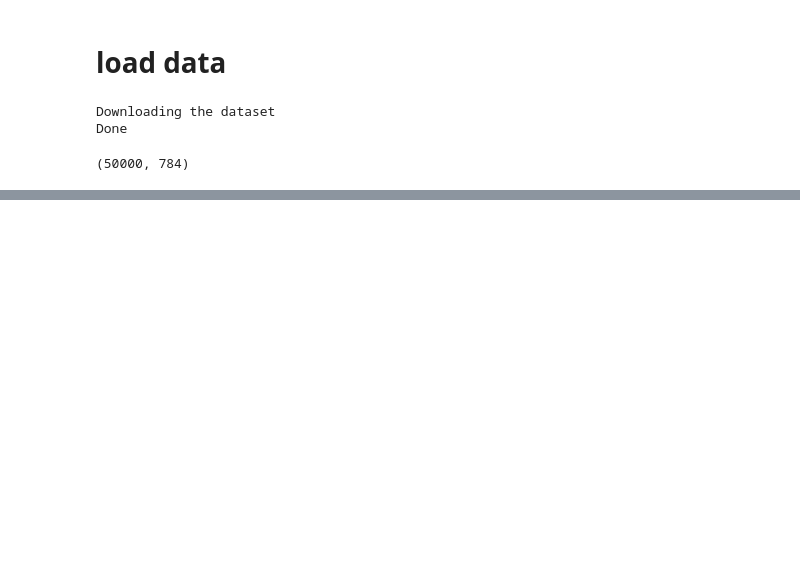
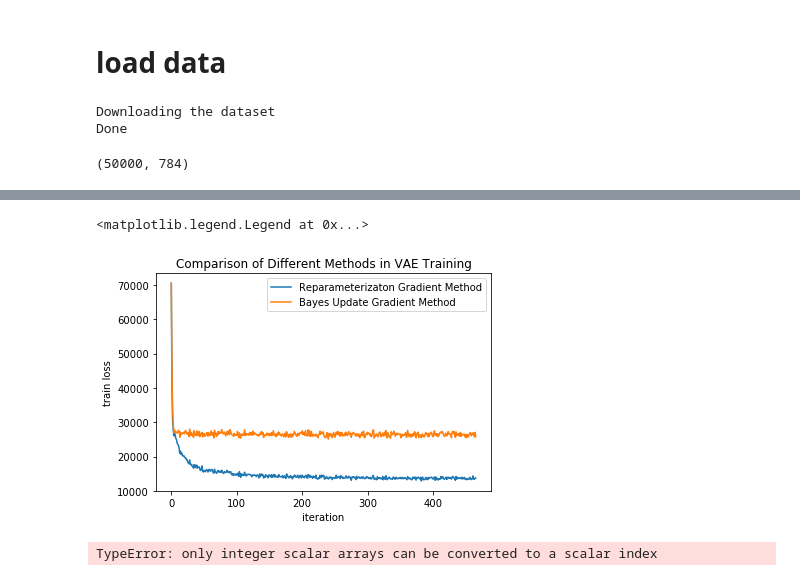
Before and after one commit to adamlu123/sandbox, a Jupyter notebook: NeuReparam/binarized_mnist.ipynb, the cells around one changed output, grey strips where cells are left out. Drawn from its saved outputs; the diff is of its cells as text; code cells hidden in the pictures; blank space fills up the shorter version.

```diff
--- a/NeuReparam/binarized_mnist.ipynb
+++ b/NeuReparam/binarized_mnist.ipynb
@@ -34,3 +38,10 @@ data.shape
 np.savetxt(dir_path+'/binarized_mnist_train_small.txt', data[:5000, :])
 # %%
 data_5000 = np.loadtxt(dir_path + '/binarized_mnist_train_small.txt')
+# %%
+
+with open('vae_bayes_loss.pkl', 'rb') as f:
+    vae_bayes_loss = pkl.load(f)
+
+with open('vae_repar_loss.pkl', 'rb') as f:
+    vae_repar_loss = pkl.load(f)
@@ -36,0 +52,3 @@ data_5000 = np.loadtxt(dir_path + '/binarized_mnist_train_small.txt')
+# %%
+idx = np.linspace(0, 4680, 466)
+idx
@@ -36,0 +73,17 @@ data_5000 = np.loadtxt(dir_path + '/binarized_mnist_train_small.txt')
+# %%
+plt.plot([vae_repar_loss[int(i)] for i in idx], label = 'Reparameterizaton Gradient Method')
+plt.plot([vae_bayes_loss[int(i)] for i in idx], label = 'Bayes Update Gradient Method')
+
+
+plt.xlabel('iteration')
+plt.ylabel('train loss')
+plt.savefig('train_loss')
+plt.title('Comparison of Different Methods in VAE Training')
+plt.legend()
+# %% [output]
+<matplotlib.legend.Legend at 0x...>
+[figure, added]
+# %%
+vae_repar_loss[idx]
+# %% [output]
+TypeError: only integer scalar arrays can be converted to a scalar index
```
Also changed, not shown: parts of 3 cells of this notebook, 1 other file.
